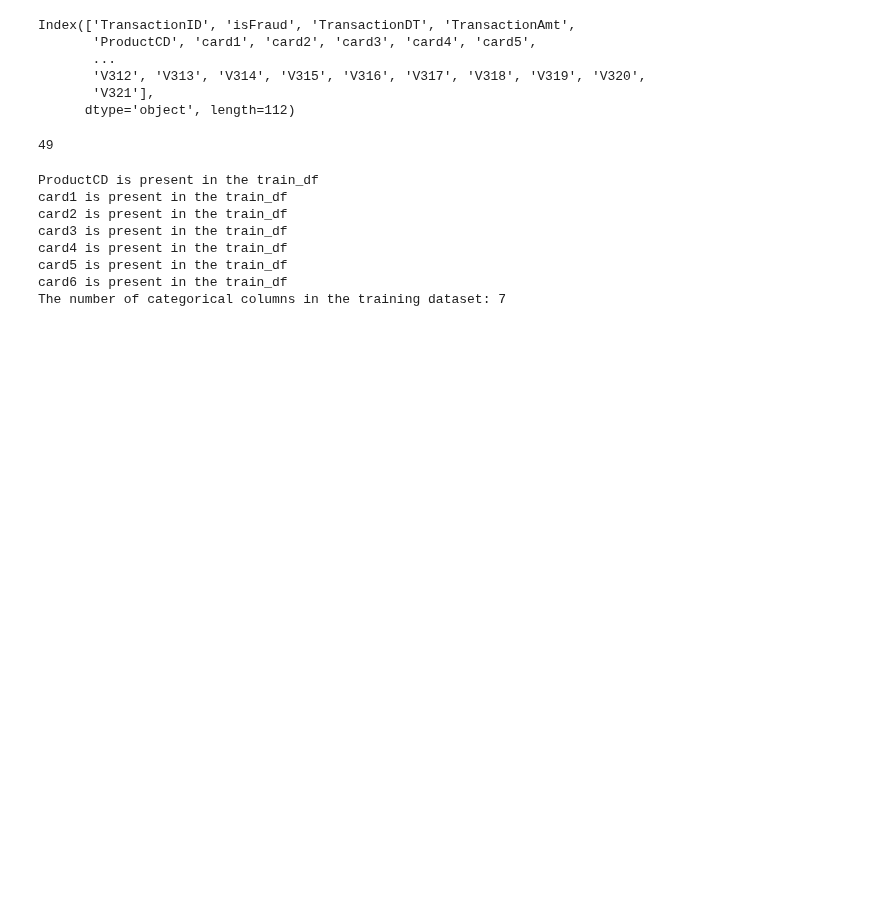
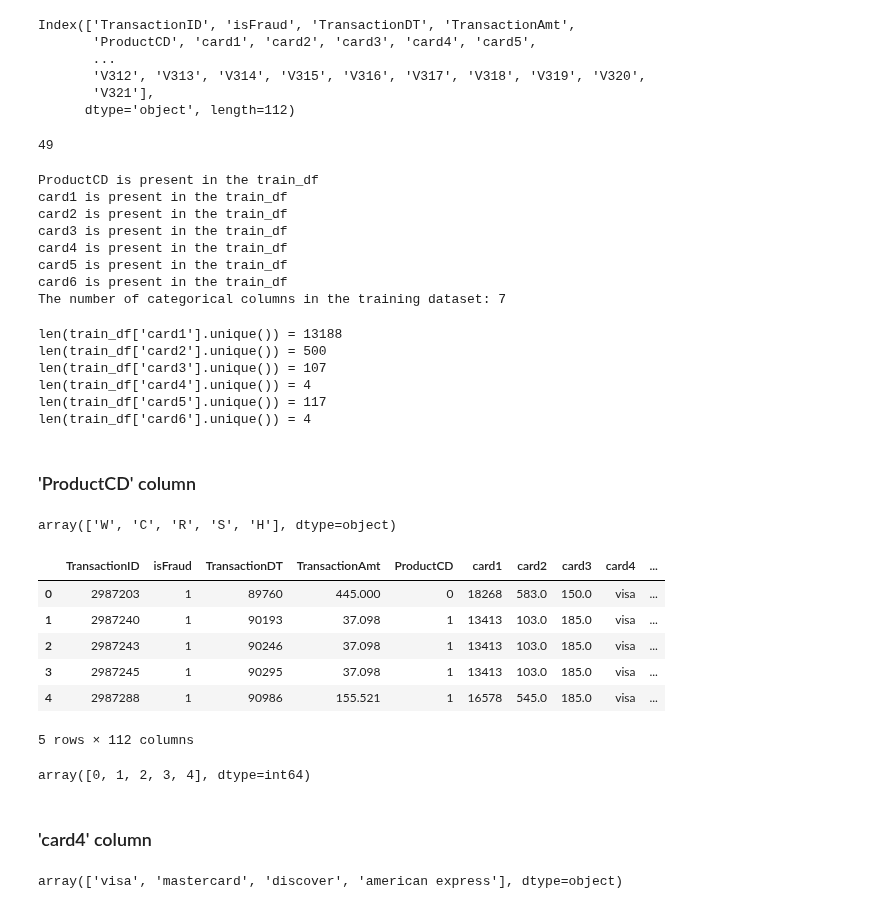
Before and after one commit to Mykhailo20/DS_Bootcamp_2023, a Jupyter notebook: Homework_8/Analysis/Data_Analysis.ipynb, the cells around one changed output. Drawn from its saved outputs; the diff is of its cells as text; code cells hidden in the pictures; blank space fills up the shorter version.

```diff
--- a/Homework_8/Analysis/Data_Analysis.ipynb
+++ b/Homework_8/Analysis/Data_Analysis.ipynb
@@ -667,3 +642,41 @@ card4 is present in the train_df
 card5 is present in the train_df
 card6 is present in the train_df
 The number of categorical columns in the training dataset: 7
+# %%
+for i in range(1, 7):
+    print(f"len(train_df['card{i}'].unique()) = {len(train_df[f'card{i}'].unique())}")
+# %% [output]
+len(train_df['card1'].unique()) = 13188
+len(train_df['card2'].unique()) = 500
+len(train_df['card3'].unique()) = 107
+len(train_df['card4'].unique()) = 4
+len(train_df['card5'].unique()) = 117
+len(train_df['card6'].unique()) = 4
+# %% [markdown]
+### 'ProductCD' column
+# %%
+train_df['ProductCD'].unique()
+# %% [output]
+array(['W', 'C', 'R', 'S', 'H'], dtype=object)
+# %%
+productCD_dict = {'W': 0, 'C': 1, 'R': 2, 'S': 3, 'H': 4}
+train_df['ProductCD'] = train_df['ProductCD'].apply(lambda label: productCD_dict[label])
+train_df.head()
+# %% [output]
+|  | TransactionID | isFraud | TransactionDT | TransactionAmt | ProductCD | card1 | card2 | card3 | card4 | ... |
+| 0 | 2987203 | 1 | 89760 | 445.000 | 0 | 18268 | 583.0 | 150.0 | visa | ... |
+| 1 | 2987240 | 1 | 90193 | 37.098 | 1 | 13413 | 103.0 | 185.0 | visa | ... |
+| 2 | 2987243 | 1 | 90246 | 37.098 | 1 | 13413 | 103.0 | 185.0 | visa | ... |
+| 3 | 2987245 | 1 | 90295 | 37.098 | 1 | 13413 | 103.0 | 185.0 | visa | ... |
+| 4 | 2987288 | 1 | 90986 | 155.521 | 1 | 16578 | 545.0 | 185.0 | visa | ... |
+5 rows × 112 columns
+# %%
+train_df['ProductCD'].unique()
+# %% [output]
+array([0, 1, 2, 3, 4], dtype=int64)
+# %% [markdown]
+### 'card4' column
+# %%
+train_df['card4'].unique()
+# %% [output]
+array(['visa', 'mastercard', 'discover', 'american express'], dtype=object)
```
Also changed, not shown: parts of 19 cells of this notebook.
